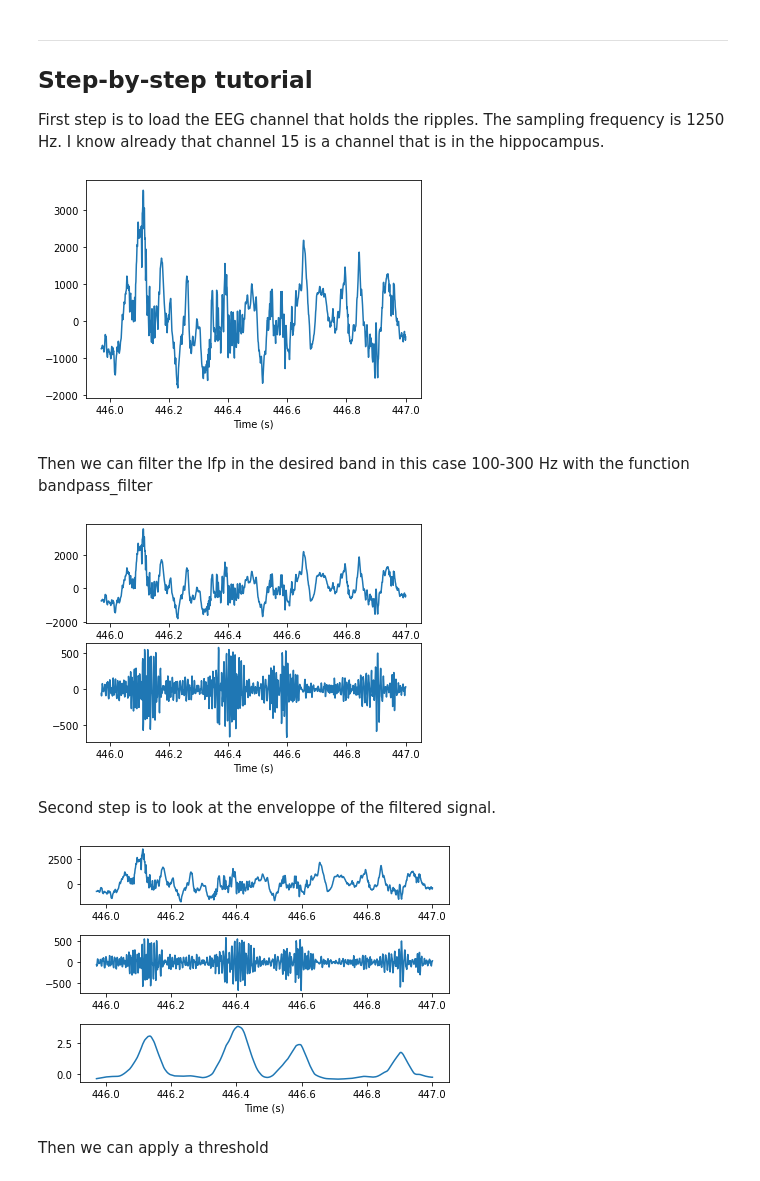
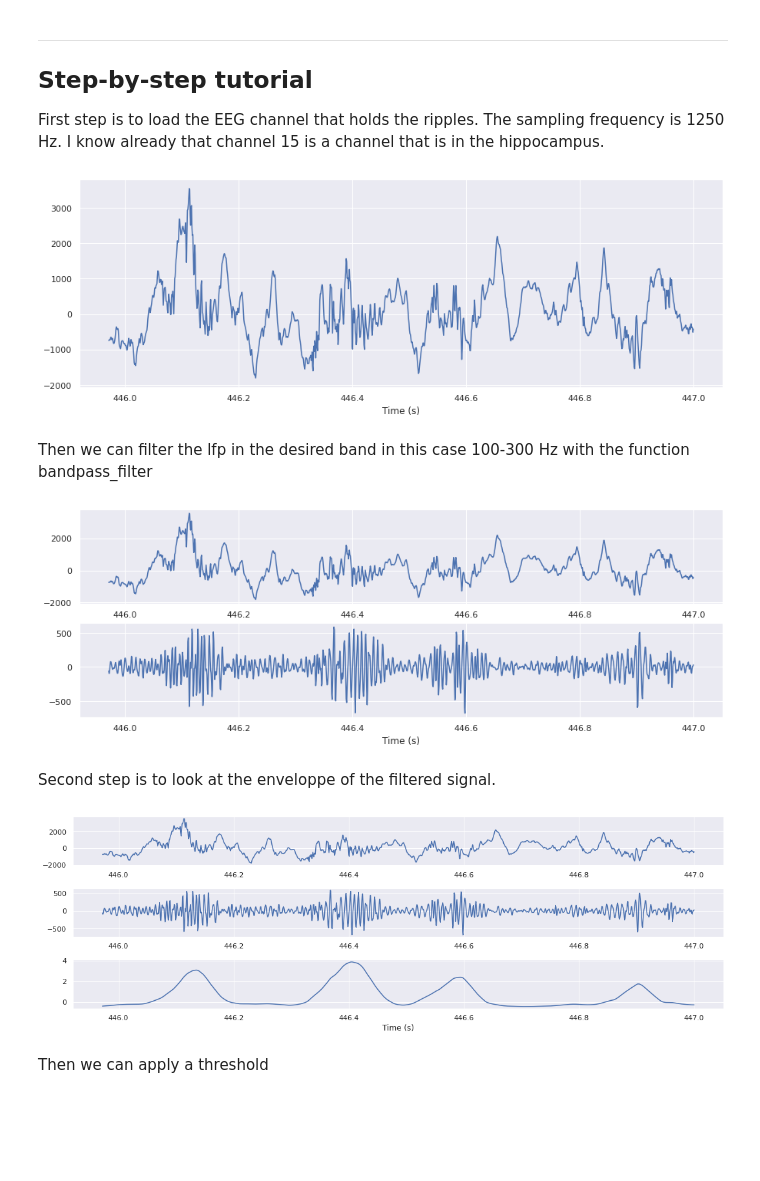
Before and after one commit to PeyracheLab/pynacollada, a Jupyter notebook: pynacollada/eeg_processing/Tutorial_ripple_detection.ipynb, the cells around one changed output. Drawn from its saved outputs; the diff is of its cells as text; code cells hidden in the pictures; blank space fills up the shorter version.

```diff
--- a/pynacollada/eeg_processing/Tutorial_ripple_detection.ipynb
+++ b/pynacollada/eeg_processing/Tutorial_ripple_detection.ipynb
@@ -9,8 +9,11 @@ The example data can be found [here](https://www.dropbox.com/s/1kc0ulz7yudd9ru/A
 # %%
 import numpy as np
 import pynapple as nap
+import seaborn as sns
+sns.set_theme()
 from matplotlib.pyplot import *
 import pynacollada as pyna
+
 
 data_directory = '/home/guillaume/pynapple/data/A2929-200711'
 
@@ -61,22 +64,22 @@ First step is to load the EEG channel that holds the ripples. The sampling frequ
 # %%
 frequency = 1250.0
 
 lfp = data.load_lfp(channel=15,extension='.eeg',frequency=frequency)
 
 lfpsleep = lfp.restrict(sleep_ep)
 
-figure()
+figure(figsize=(15,5))
 plot(lfpsleep.restrict(ex_ep).as_units('s'))
 xlabel("Time (s)")
 show()
 # %% [output]
-[figure, old version]
+[figure, new version]
 # %% [markdown]
 Then we can filter the lfp in the desired band in this case 100-300 Hz with the function bandpass_filter
 # %%
 signal = pyna.eeg_processing.bandpass_filter(lfpsleep, 100, 300, frequency)
 
-figure()
+figure(figsize=(15,5))
 subplot(211)
 plot(lfpsleep.restrict(ex_ep).as_units('s'))
 subplot(212)
@@ -84,7 +87,7 @@ plot(signal.restrict(ex_ep).as_units('s'))
 xlabel("Time (s)")
 show()
 # %% [output]
-[figure, old version]
+[figure, new version]
 # %% [markdown]
 Second step is to look at the enveloppe of the filtered signal.
 # %%
@@ -101,7 +104,7 @@ nSS = nap.Tsd(t=signal.index.values,
               time_support=signal.time_support)
 
 
-figure()
+figure(figsize=(15,5))
 subplot(311)
 plot(lfpsleep.restrict(ex_ep).as_units('s'))
 subplot(312)
@@ -112,7 +115,7 @@ xlabel("Time (s)")
 tight_layout()
 show()
 # %% [output]
-[figure, old version]
+[figure, new version]
 # %% [markdown]
 Then we can apply a threshold
 # %%
```
Also changed, not shown: parts of 2 cells of this notebook.
